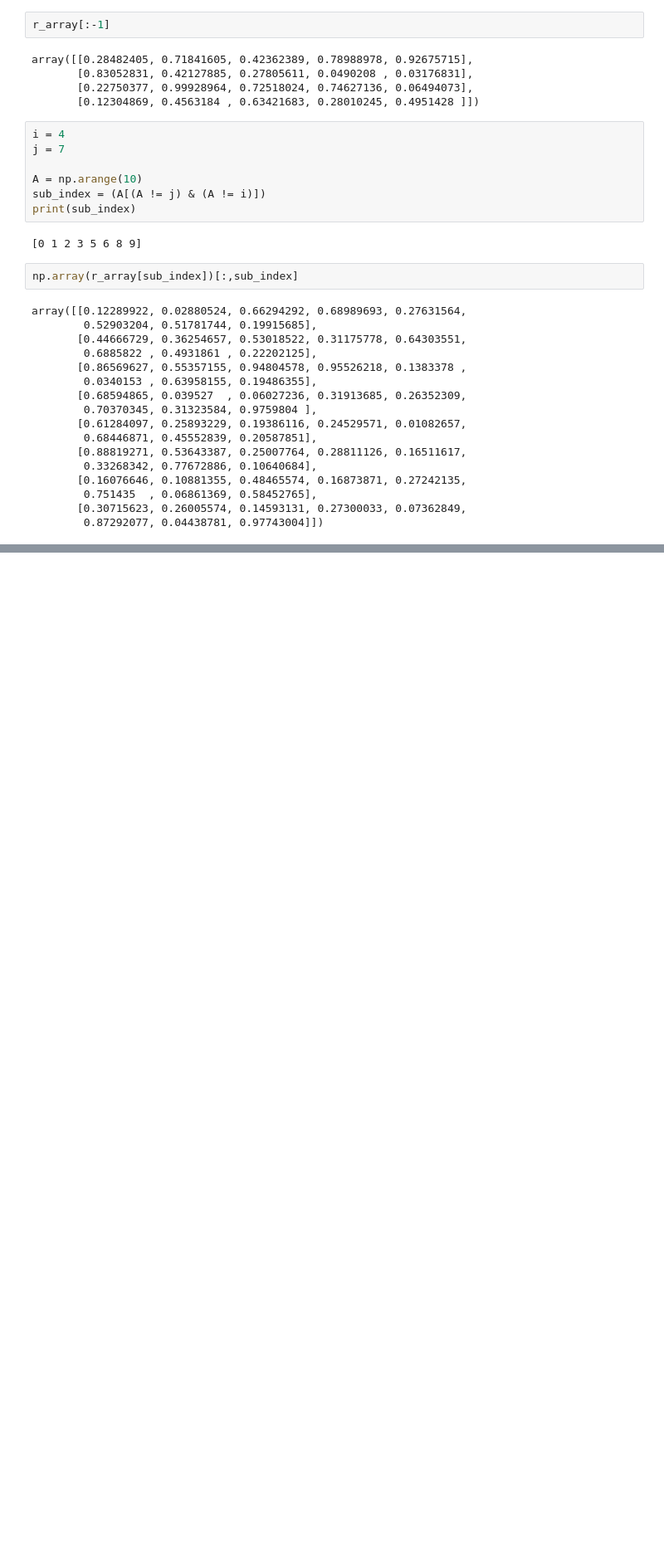
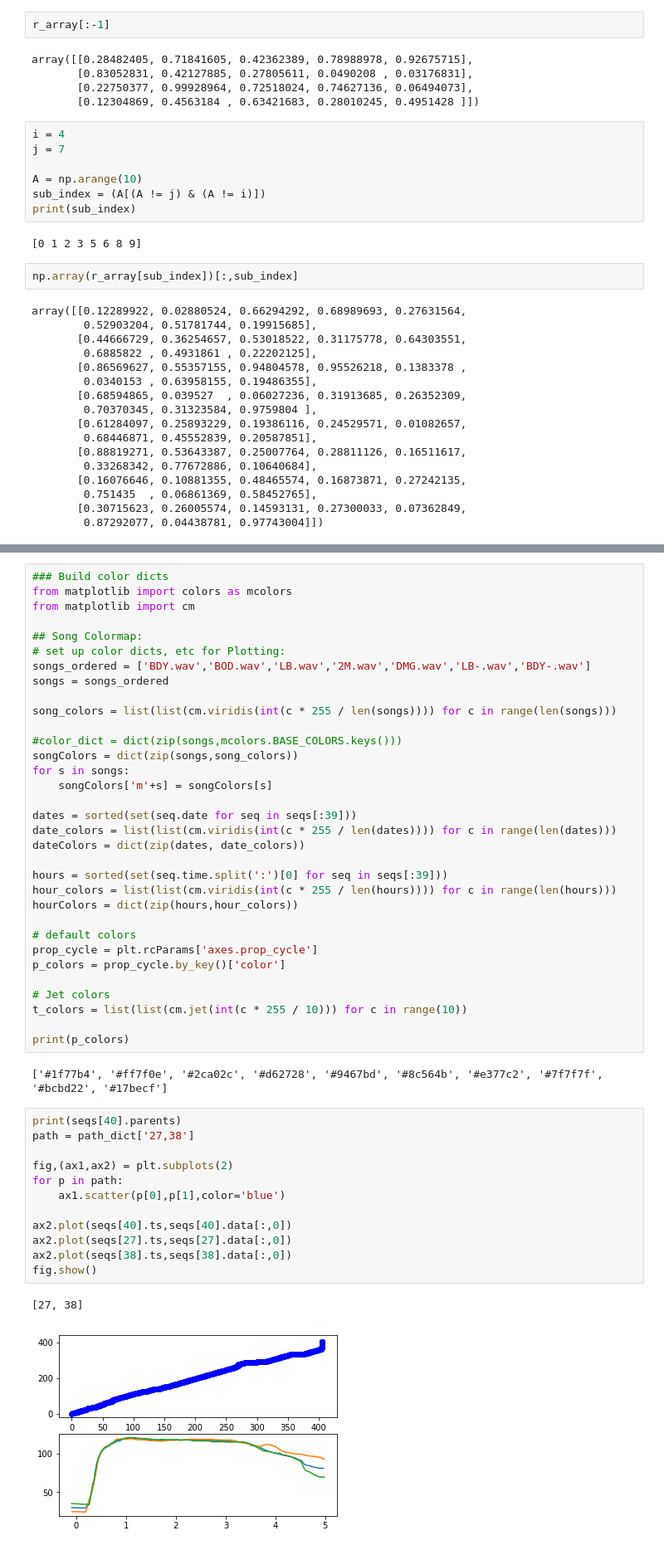
Before and after one commit to aperkes/PostureAnalysis, a Jupyter notebook: KeypointSandbox.ipynb, the cells around one changed output, grey strips where cells are left out. Shown at 83% size. Cells and saved outputs as stored; diff of their text form; blank space fills up the shorter version.

```diff
--- a/KeypointSandbox.ipynb
+++ b/KeypointSandbox.ipynb
@@ -886,0 +580,50 @@ array(<zip object at 0x...>, dtype=object)
+# %%
+### Build color dicts
+from matplotlib import colors as mcolors
+from matplotlib import cm
+
+## Song Colormap:
+# set up color dicts, etc for Plotting:
+songs_ordered = ['BDY.wav','BOD.wav','LB.wav','2M.wav','DMG.wav','LB-.wav','BDY-.wav']
+songs = songs_ordered
+
+song_colors = list(list(cm.viridis(int(c * 255 / len(songs)))) for c in range(len(songs)))
+
+#color_dict = dict(zip(songs,mcolors.BASE_COLORS.keys()))
+songColors = dict(zip(songs,song_colors))
+for s in songs:
+    songColors['m'+s] = songColors[s]
+
+dates = sorted(set(seq.date for seq in seqs[:39]))
+date_colors = list(list(cm.viridis(int(c * 255 / len(dates)))) for c in range(len(dates)))
+dateColors = dict(zip(dates, date_colors))
+
+hours = sorted(set(seq.time.split(':')[0] for seq in seqs[:39]))
+hour_colors = list(list(cm.viridis(int(c * 255 / len(hours)))) for c in range(len(hours)))
+hourColors = dict(zip(hours,hour_colors))
+
+# default colors
+prop_cycle = plt.rcParams['axes.prop_cycle']
+p_colors = prop_cycle.by_key()['color']
+
+# Jet colors
+t_colors = list(list(cm.jet(int(c * 255 / 10))) for c in range(10))
+
+print(p_colors)
+# %% [output]
+['#1f77b4', '#ff7f0e', '#2ca02c', '#d62728', '#9467bd', '#8c564b', '#e377c2', '#7f7f7f', '#bcbd22', '#17becf']
+# %%
+print(seqs[40].parents)
+path = path_dict['27,38']
+
+fig,(ax1,ax2) = plt.subplots(2)
+for p in path:
+    ax1.scatter(p[0],p[1],color='blue')
+
+ax2.plot(seqs[40].ts,seqs[40].data[:,0])
+ax2.plot(seqs[27].ts,seqs[27].data[:,0])
+ax2.plot(seqs[38].ts,seqs[38].data[:,0])
+fig.show()
+# %% [output]
+[27, 38]
+[figure, added]
```
Also changed, not shown: parts of 59 cells of this notebook, 2 other files.
